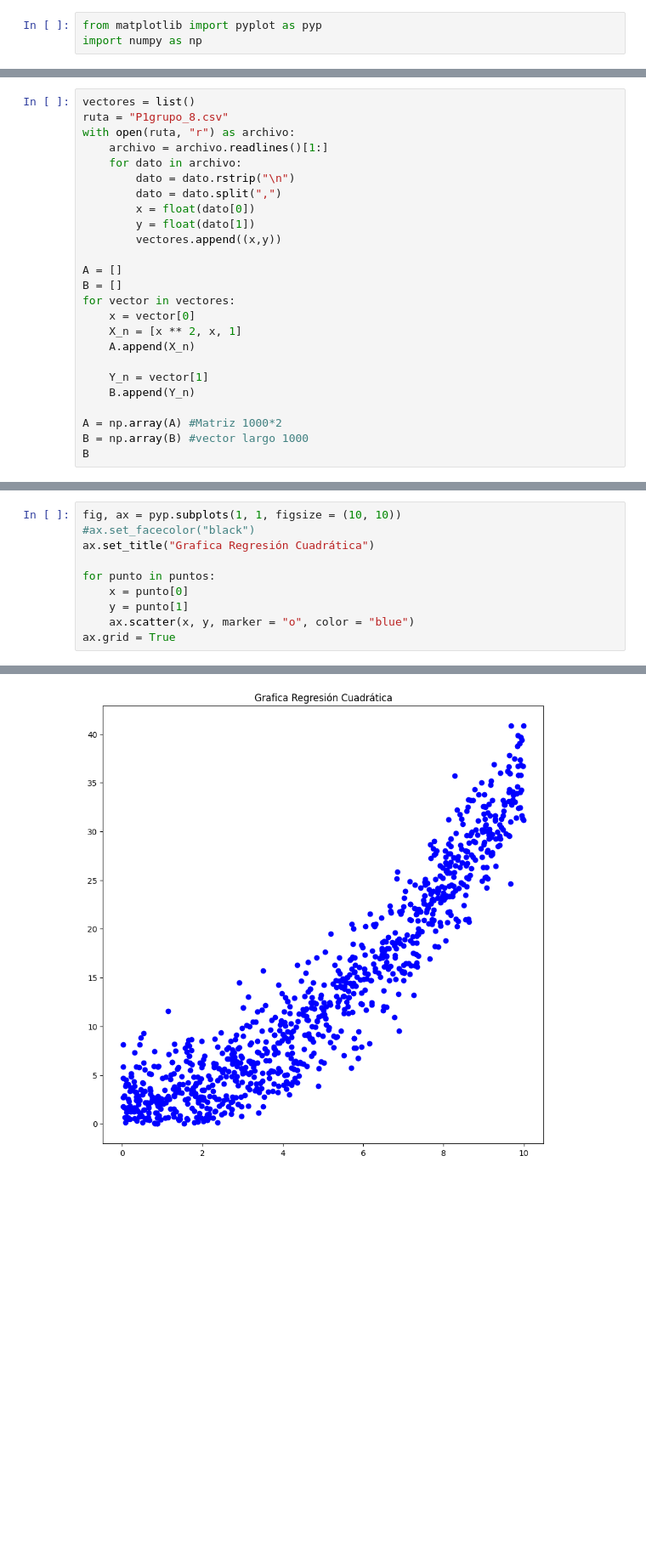
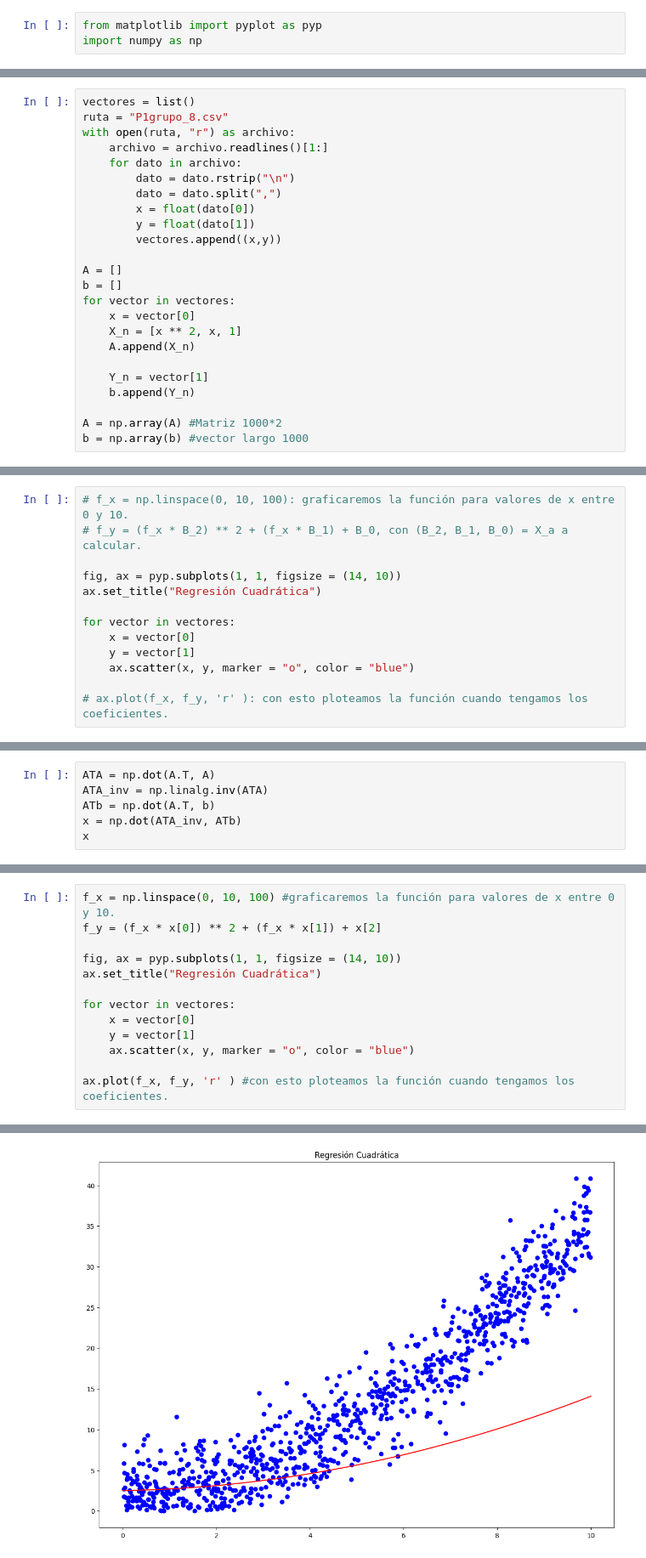
Before and after one commit to edupavez/Tarea_comp, a Jupyter notebook: P1.ipynb, the cells around one changed output, grey strips where cells are left out. Shown at 85% size. Drawn from its saved outputs; the diff is of its cells as text; blank space fills up the shorter version.

Commit message:
regresión fallida

```diff
--- a/P1.ipynb
+++ b/P1.ipynb
@@ -16,15 +16,14 @@ with open(ruta, "r") as archivo:
         vectores.append((x,y))
 
 A = []
-B = []
+b = []
 for vector in vectores:
     x = vector[0]
     X_n = [x ** 2, x, 1]
     A.append(X_n)
 
     Y_n = vector[1]
-    B.append(Y_n)
+    b.append(Y_n)
 
 A = np.array(A) #Matriz 1000*2
-B = np.array(B) #vector largo 1000
-B
+b = np.array(b) #vector largo 1000
@@ -48,0 +32,13 @@ array([1.77418246e+00, 5.86685017e+00, 2.71621396e+00, 8.12361962e+00,
+# %%
+# f_x = np.linspace(0, 10, 100): graficaremos la función para valores de x entre 0 y 10.
+# f_y = (f_x * B_2) ** 2 + (f_x * B_1) + B_0, con (B_2, B_1, B_0) = X_a a calcular.
+
+fig, ax = pyp.subplots(1, 1, figsize = (14, 10))
+ax.set_title("Regresión Cuadrática")
+
+for vector in vectores:
+    x = vector[0]
+    y = vector[1]
+    ax.scatter(x, y, marker = "o", color = "blue")
+
+# ax.plot(f_x, f_y, 'r' ): con esto ploteamos la función cuando tengamos los coeficientes.
@@ -48,0 +69,6 @@ array([1.77418246e+00, 5.86685017e+00, 2.71621396e+00, 8.12361962e+00,
+# %%
+ATA = np.dot(A.T, A)
+ATA_inv = np.linalg.inv(ATA)
+ATb = np.dot(A.T, b)
+x = np.dot(ATA_inv, ATb)
+x
@@ -49,11 +79,14 @@ array([1.77418246e+00, 5.86685017e+00, 2.71621396e+00, 8.12361962e+00,
 # %%
-fig, ax = pyp.subplots(1, 1, figsize = (10, 10))
-#ax.set_facecolor("black")
-ax.set_title("Grafica Regresión Cuadrática")
+f_x = np.linspace(0, 10, 100) #graficaremos la función para valores de x entre 0 y 10.
+f_y = (f_x * x[0]) ** 2 + (f_x * x[1]) + x[2]
 
-for punto in puntos:
-    x = punto[0]
-    y = punto[1]
+fig, ax = pyp.subplots(1, 1, figsize = (14, 10))
+ax.set_title("Regresión Cuadrática")
+
+for vector in vectores:
+    x = vector[0]
+    y = vector[1]
     ax.scatter(x, y, marker = "o", color = "blue")
-ax.grid = True
+
+ax.plot(f_x, f_y, 'r' ) #con esto ploteamos la función cuando tengamos los coeficientes.
 # %% [output]
@@ -60 +94 @@ ax.grid = True
-[figure, old version]
+[figure, new version]
```
Also changed, not shown: parts of 10 cells of this notebook.
